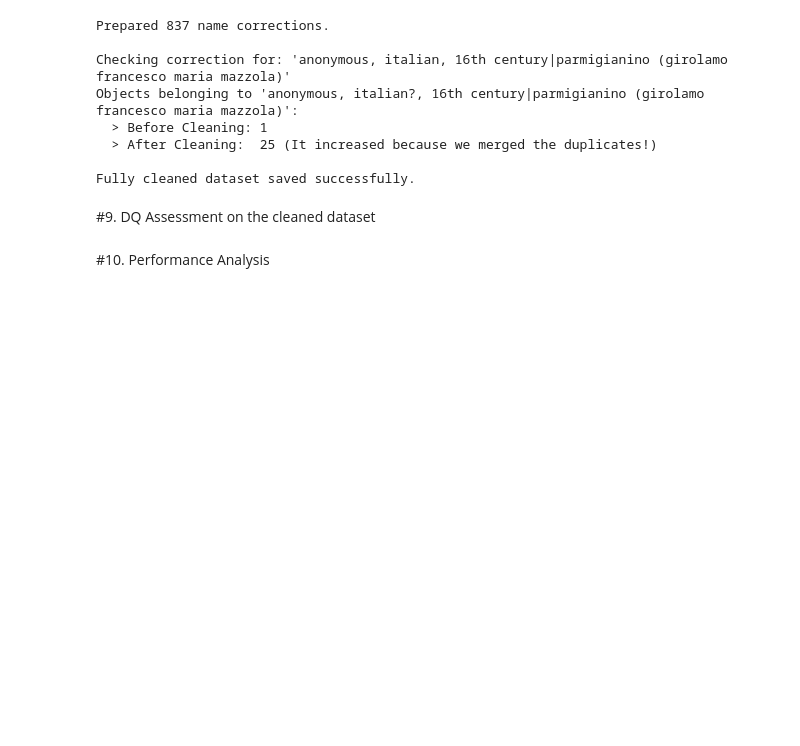
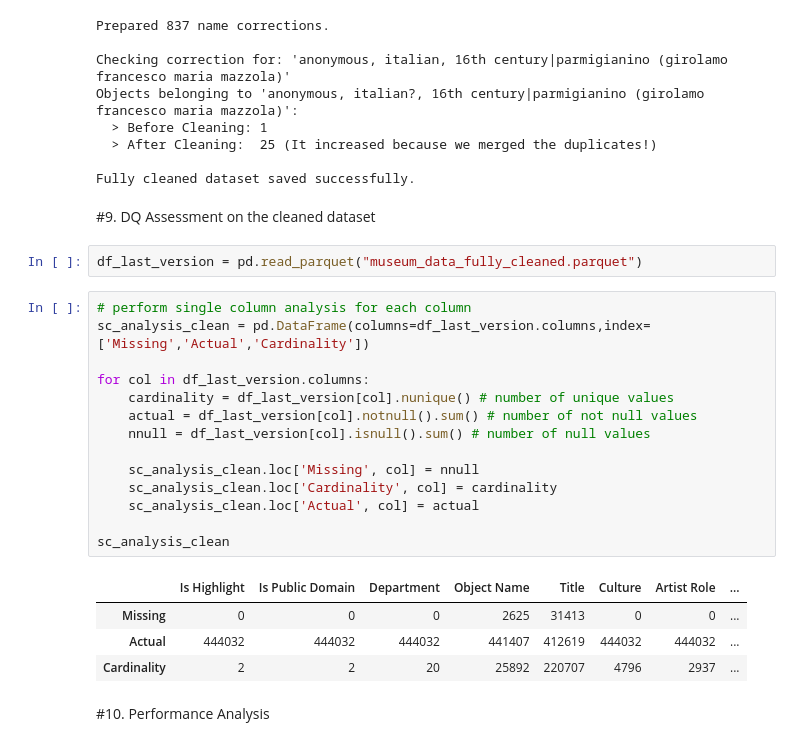
Before and after one commit to MoeinDSP/Data-and-Information-Quality, a Jupyter notebook: DIQ.ipynb, the cells around one changed output. Saved outputs shown, nothing was run; the diff lists cells and outputs as text; blank space fills up the shorter version.

```diff
--- a/DIQ.ipynb
+++ b/DIQ.ipynb
@@ -2663,5 +2736,26 @@ Objects belonging to 'anonymous, italian?, 16th century|parmigianino (girolamo f
 Fully cleaned dataset saved successfully.
 # %% [markdown]
 #9. DQ Assessment on the cleaned dataset
+# %%
+df_last_version = pd.read_parquet("museum_data_fully_cleaned.parquet")
+# %%
+# perform single column analysis for each column
+sc_analysis_clean = pd.DataFrame(columns=df_last_version.columns,index=['Missing','Actual','Cardinality'])
+
+for col in df_last_version.columns:
+    cardinality = df_last_version[col].nunique() # number of unique values
+    actual = df_last_version[col].notnull().sum() # number of not null values
+    nnull = df_last_version[col].isnull().sum() # number of null values
+
+    sc_analysis_clean.loc['Missing', col] = nnull
+    sc_analysis_clean.loc['Cardinality', col] = cardinality
+    sc_analysis_clean.loc['Actual', col] = actual
+
+sc_analysis_clean
+# %% [output]
+|  | Is Highlight | Is Public Domain | Department | Object Name | Title | Culture | Artist Role | ... |
+| Missing | 0 | 0 | 0 | 2625 | 31413 | 0 | 0 | ... |
+| Actual | 444032 | 444032 | 444032 | 441407 | 412619 | 444032 | 444032 | ... |
+| Cardinality | 2 | 2 | 20 | 25892 | 220707 | 4796 | 2937 | ... |
 # %% [markdown]
 #10. Performance Analysis
```
Also changed, not shown: parts of 16 cells of this notebook.
